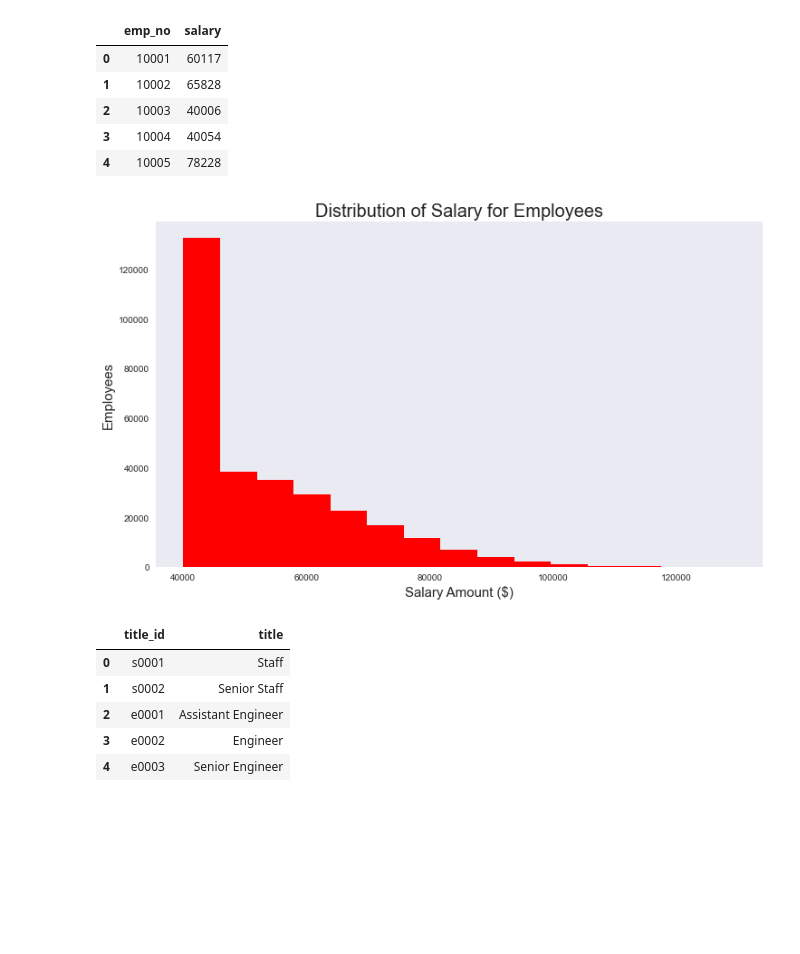
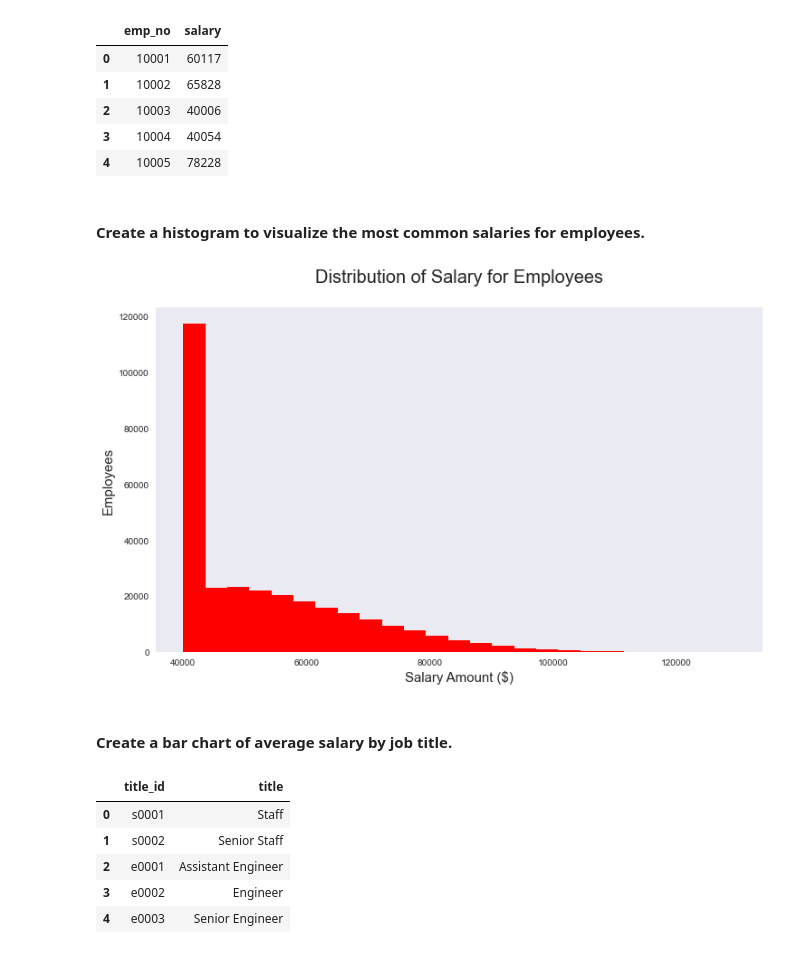
Before and after one commit to GrimmettDS/sql-challenge, a Jupyter notebook: EmployeeSQL/Employees_Pandas.ipynb, the cells around one changed output. Saved outputs shown, nothing was run; the diff lists cells and outputs as text; code cells hidden in the pictures; blank space fills up the shorter version.

Commit message:
Documentation complete.  Need to save images.

```diff
--- a/EmployeeSQL/Employees_Pandas.ipynb
+++ b/EmployeeSQL/Employees_Pandas.ipynb
@@ -33,14 +38,19 @@ emp_salary_data.head()
 | 2 | 10003 | 40006 |
 | 3 | 10004 | 40054 |
 | 4 | 10005 | 78228 |
+# %% [markdown]
+#### Create a histogram to visualize the most common salaries for employees.
 # %%
+# Create histogram
 plt.figure(figsize=(12, 7))
-plt.hist(emp_salary_data["salary"], color='red', bins=15)
+plt.hist(emp_salary_data["salary"], color='red', bins=25)
 plt.ylabel(f'Employees',fontsize=15)
 plt.xlabel('Salary Amount ($)',fontsize=15)
 plt.title('Distribution of Salary for Employees\n',fontsize=20)
 plt.grid()
 plt.show()
 # %% [output]
-[figure, old version]
+[figure, new version]
+# %% [markdown]
+#### Create a bar chart of average salary by job title.
 # %%
```
Also changed, not shown: parts of 16 cells of this notebook.
